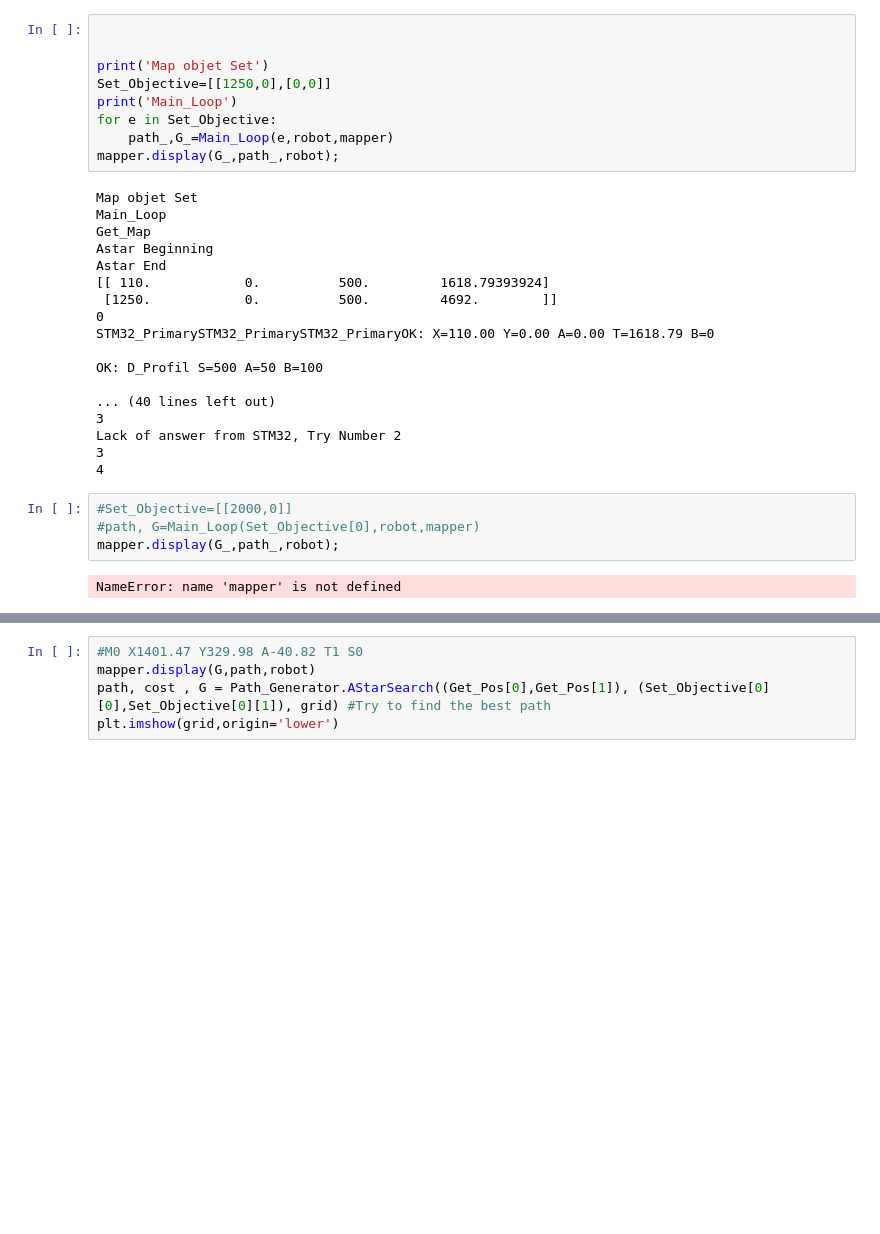
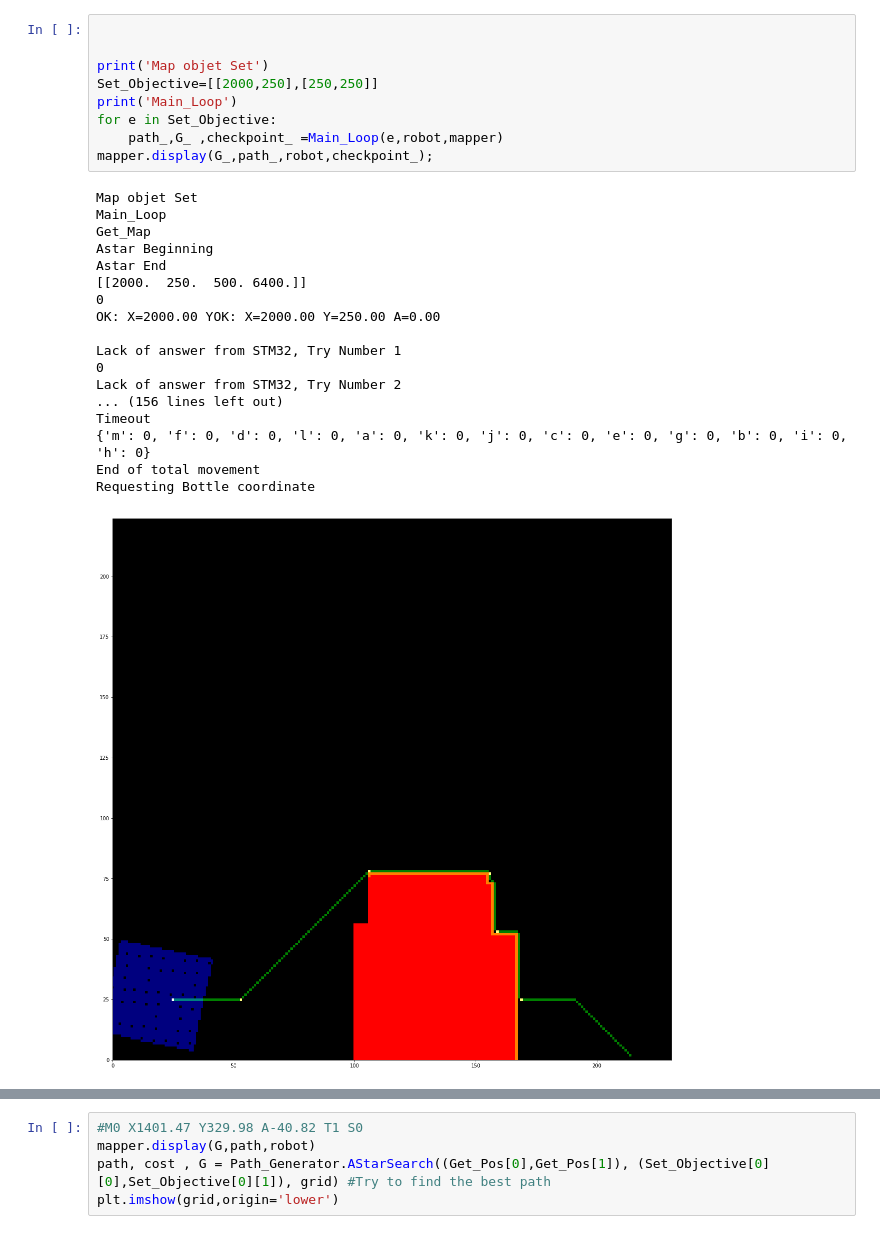
Before and after one commit to Guilhem74/STI_Robotic_Competition_Software, a Jupyter notebook: Architecture/main.ipynb, the cells around one changed output, grey strips where cells are left out. Saved outputs shown, nothing was run; the diff lists cells and outputs as text; blank space fills up the shorter version.

```diff
--- a/Architecture/main.ipynb
+++ b/Architecture/main.ipynb
@@ -152,33 +163,28 @@ Robot objet Set
 # %%
 
 
 print('Map objet Set')
-Set_Objective=[[1250,0],[0,0]]
+Set_Objective=[[2000,250],[250,250]]
 print('Main_Loop')
 for e in Set_Objective:
-    path_,G_=Main_Loop(e,robot,mapper)
-mapper.display(G_,path_,robot);
+    path_,G_ ,checkpoint_ =Main_Loop(e,robot,mapper)
+mapper.display(G_,path_,robot,checkpoint_);
 # %% [output]
 Map objet Set
 Main_Loop
 Get_Map
 Astar Beginning
 Astar End
-[[ 110.            0.          500.         1618.79393924]
- [1250.            0.          500.         4692.        ]]
+[[2000.  250.  500. 6400.]]
 0
-STM32_PrimarySTM32_PrimarySTM32_PrimaryOK: X=110.00 Y=0.00 A=0.00 T=1618.79 B=0
+OK: X=2000.00 YOK: X=2000.00 Y=250.00 A=0.00
 
-OK: D_Profil S=500 A=50 B=100
-
-... (40 lines left out)
-3
+Lack of answer from STM32, Try Number 1
+0
 Lack of answer from STM32, Try Number 2
-3
-4
+... (156 lines left out)
+Timeout
+{'m': 0, 'f': 0, 'd': 0, 'l': 0, 'a': 0, 'k': 0, 'j': 0, 'c': 0, 'e': 0, 'g': 0, 'b': 0, 'i': 0, 'h': 0}
+End of total movement
+Requesting Bottle coordinate
+[figure, added]
-# %%
-#Set_Objective=[[2000,0]]
-#path, G=Main_Loop(Set_Objective[0],robot,mapper)
-mapper.display(G_,path_,robot);
-# %% [output]
-NameError: name 'mapper' is not defined
```
Also changed, not shown: parts of 14 cells of this notebook, 5 other files.
